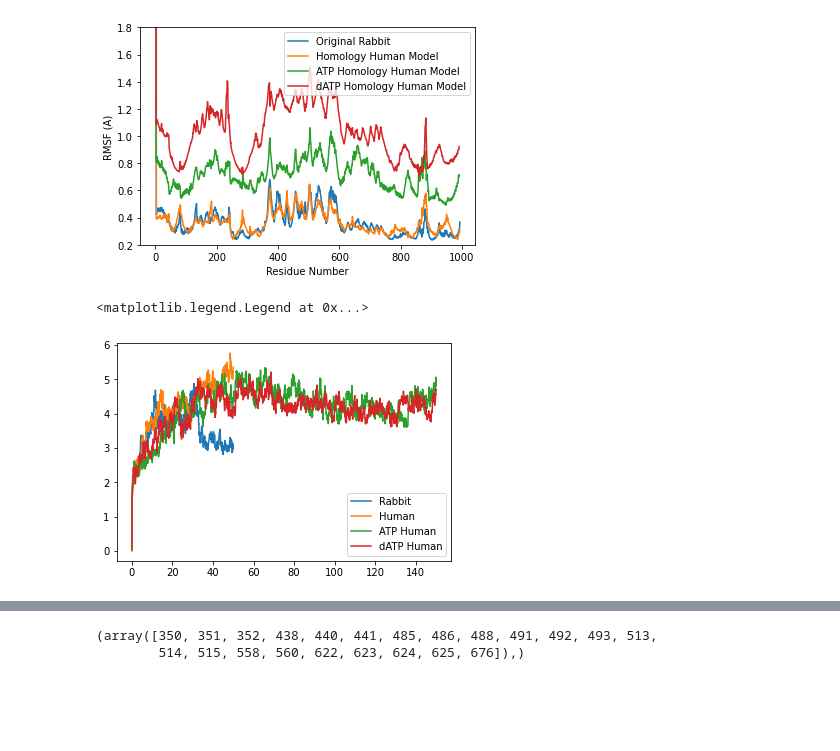
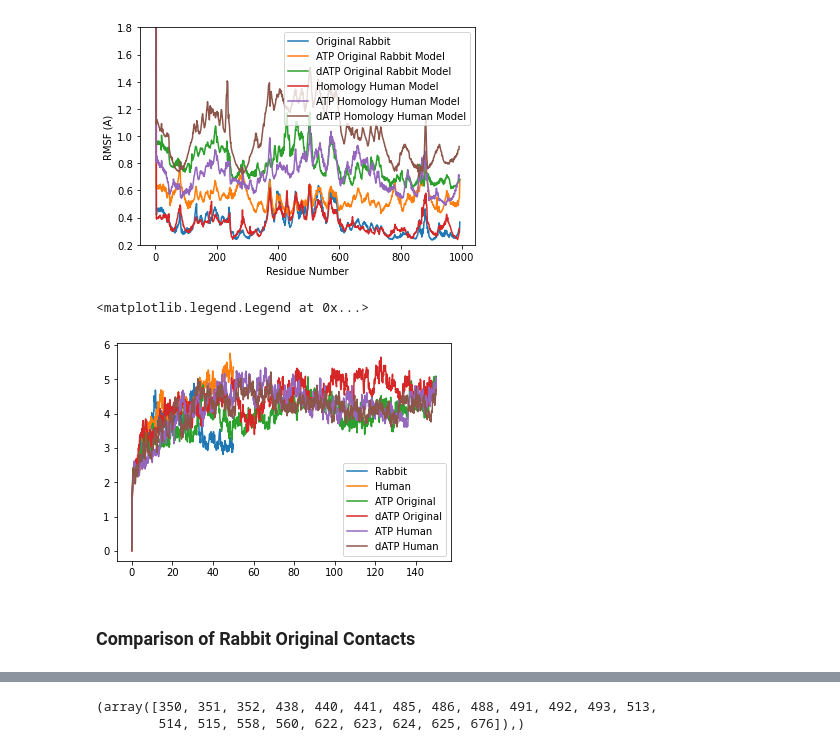
Before and after one commit to cmrg-lab/serca-atp-datp, a Jupyter notebook: simulation_structures/quick_analysis/Trajectory_domain_analysis.ipynb, the cells around one changed output, grey strips where cells are left out. Cells and saved outputs as stored; diff of their text form; code cells hidden in the pictures; blank space fills up the shorter version.

Commit message:
Superset comparison

```diff
--- a/simulation_structures/quick_analysis/Trajectory_domain_analysis.ipynb
+++ b/simulation_structures/quick_analysis/Trajectory_domain_analysis.ipynb
@@ -27,8 +30,9 @@ N_domain = original_3W5A.atom_slice(N_domain_inds, inplace = False)
 # Compute the center of mass of the specified domains and calculate the euclidian distance between the centers of mass.
 original_A_N_dist = np.linalg.norm(md.compute_center_of_mass(A_domain) - md.compute_center_of_mass(N_domain), axis  = 1)
 # %%
+# ATP
 # Load in trajectory (note I used CPPTRAJ to first combine and strip the trajectories of the water)
-original_3W5A_ATP = md.load('../3W5A_ATP_original_new_nucleotide/amber/3W5A_original_ATP_strip_50.nc',top = '../3W5A_ATP_original_new_nucleotide/amber/3W5A_original_ATP_strip_top.parm7')
+original_3W5A_ATP = md.load('../3W5A_ATP_original_new_nucleotide/amber/3W5A_original_ATP_strip_150.nc',top = '../3W5A_ATP_original_new_nucleotide/amber/3W5A_original_ATP_strip_top.parm7')
 # Use selection criteria to find the atom indices of the regions of the domain that we care about
 IM_domain_inds_ATP = original_3W5A_ATP.top.select('resid 40 to 125 or resid 740 to 991 or resid 240 to 340')
 A_domain_inds_ATP = original_3W5A_ATP.top.select('resid 0 to 40 or resid 125 to 240')
@@ -44,8 +48,9 @@ N_domain = original_3W5A_ATP.atom_slice(N_domain_inds_ATP, inplace = False)
 # Compute the center of mass of the specified domains and calculate the euclidian distance between the centers of mass.
 original_ATP_A_N_dist = np.linalg.norm(md.compute_center_of_mass(A_domain) - md.compute_center_of_mass(N_domain), axis  = 1)
 # %%
+# dATP
 # Load in trajectory (note I used CPPTRAJ to first combine and strip the trajectories of the water)
-original_3W5A_dATP = md.load('../3W5A_dATP_original_new_nucleotide/amber/3W5A_original_dATP_strip_50.nc',top = '../3W5A_dATP_original_new_nucleotide/amber/3W5A_original_dATP_strip_top.parm7')
+original_3W5A_dATP = md.load('../3W5A_dATP_original_new_nucleotide/amber/3W5A_original_dATP_strip_150.nc',top = '../3W5A_dATP_original_new_nucleotide/amber/3W5A_original_dATP_strip_top.parm7')
 # Use selection criteria to find the atom indices of the regions of the domain that we care about
 IM_domain_inds_dATP = original_3W5A_dATP.top.select('resid 40 to 125 or resid 740 to 991 or resid 240 to 340')
 A_domain_inds_dATP = original_3W5A_dATP.top.select('resid 0 to 40 or resid 125 to 240')
@@ -160,5 +204,8 @@ hum_dATP_rmsf = md.rmsf(human_3W5A_dATP,human_3W5A_dATP, atom_indices=human_3W5A
 # %%
 plt.plot(orig_rmsf, label = 'Original Rabbit')
+plt.plot(orig_ATP_rmsf, label = 'ATP Original Rabbit Model')
+plt.plot(orig_dATP_rmsf, label = 'dATP Original Rabbit Model')
+
 plt.plot(hum_rmsf, label = 'Homology Human Model')
 plt.plot(hum_ATP_rmsf, label = 'ATP Homology Human Model')
 plt.plot(hum_dATP_rmsf, label = 'dATP Homology Human Model')
@@ -168,7 +215,7 @@ plt.ylim((0.2,1.8))
 plt.ylabel('RMSF (A)')
 plt.savefig('RMSF_comp.svg')
 # %% [output]
-[figure, old version]
+[figure, new version]
 # %%
 ## RMSD Calculations
 
@@ -180,31 +227,53 @@ original_rmsd = md.rmsd(original_3W5A,
 
 plt.plot(np.linspace(0,50,500), original_rmsd*10, label = 'Rabbit')
 
 human_rmsd = md.rmsd(human_3W5A,
                      human_3W5A,
                      frame=0,
                      atom_indices=human_3W5A.top.select('protein'))
 
 
 plt.plot(np.linspace(0,50,500), human_rmsd*10, label = 'Human')
 
+# Original
+ATP_orig_rmsd = md.rmsd(original_3W5A_ATP,
+                     original_3W5A_ATP,
+                     frame=0,
+                     atom_indices=original_3W5A_ATP.top.select('protein'))
+
+
+plt.plot(np.linspace(0,150,1500), ATP_orig_rmsd*10, label = 'ATP Original')
+
+
+dATP_orig_rmsd = md.rmsd(original_3W5A_dATP,
+                     original_3W5A_dATP,
+                     frame=0,
+                     atom_indices=original_3W5A_dATP.top.select('protein'))
+
+
+plt.plot(np.linspace(0,150,1500), dATP_orig_rmsd*10, label = 'dATP Original')
+plt.legend()
+
+# Human
 ATP_human_rmsd = md.rmsd(human_3W5A_ATP,
                      human_3W5A_ATP,
                      frame=0,
                      atom_indices=human_3W5A_ATP.top.select('protein'))
 
 
 plt.plot(np.linspace(0,150,1500), ATP_human_rmsd*10, label = 'ATP Human')
 
 
 dATP_human_rmsd = md.rmsd(human_3W5A_dATP,
                      human_3W5A_dATP,
                      frame=0,
                      atom_indices=human_3W5A_dATP.top.select('protein'))
 
 
 plt.plot(np.linspace(0,150,1500), dATP_human_rmsd*10, label = 'dATP Human')
 plt.legend()
 # %% [output]
 <matplotlib.legend.Legend at 0x...>
-[figure, old version]
+[figure, new version]
+# %% [markdown]
+### Comparison of Rabbit Original Contacts
```
Also changed, not shown: parts of 58 cells of this notebook.
